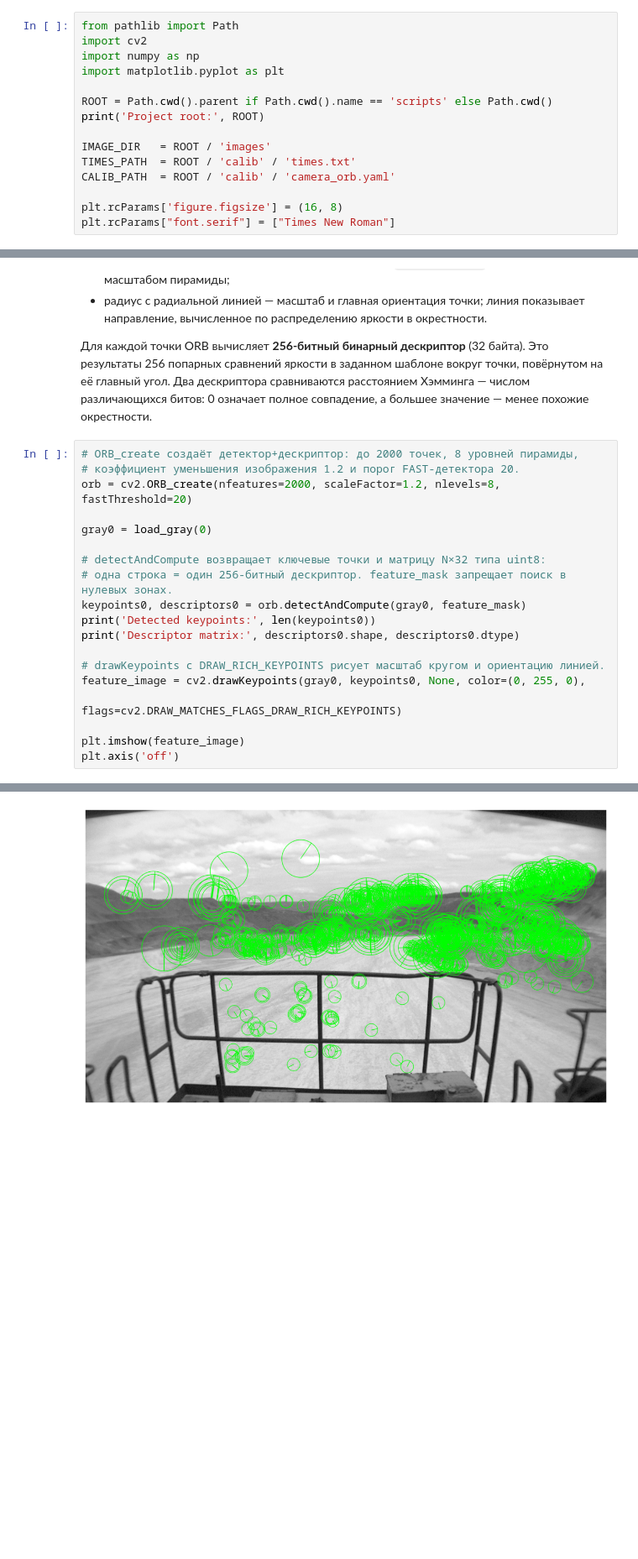
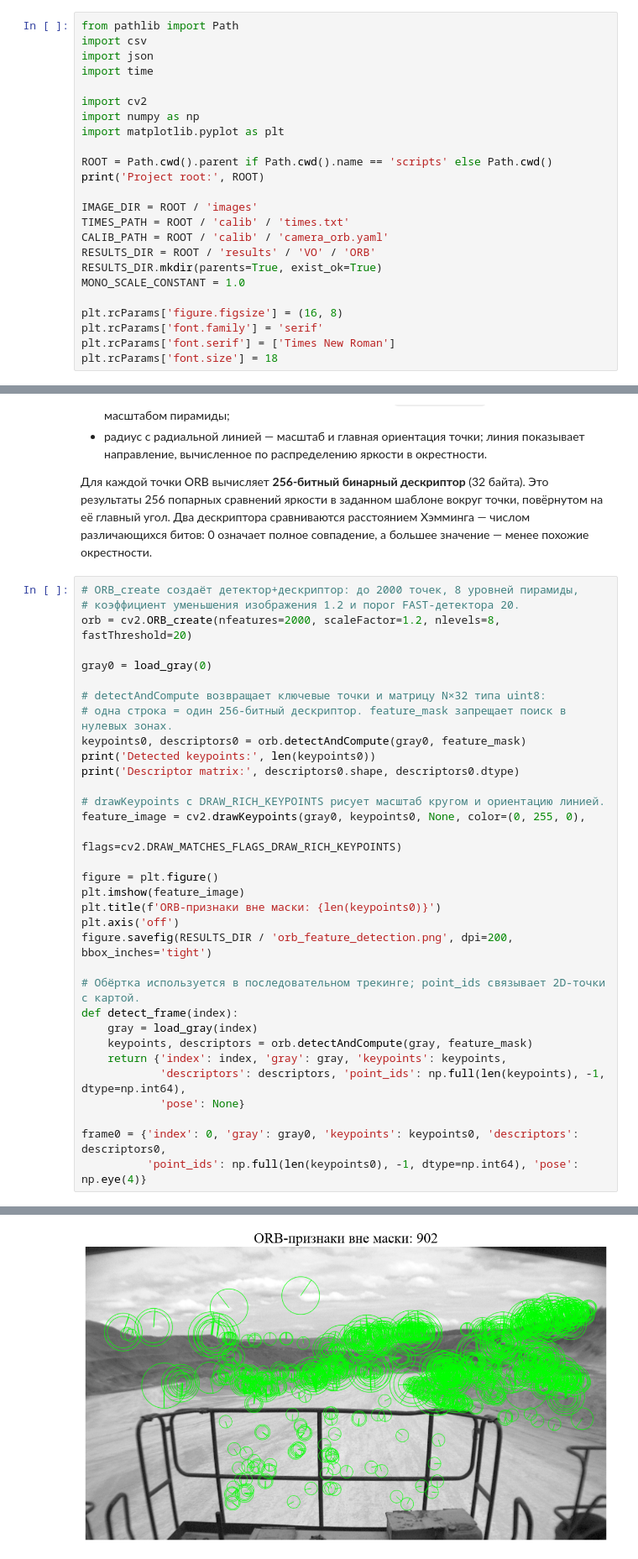
Before and after one commit to RiXenGC/VO-test-KAMAZ, a Jupyter notebook: scripts/VO_ORB.ipynb, the cells around one changed output, grey strips where cells are left out. Shown at 84% size. Drawn from its saved outputs; the diff is of its cells as text; blank space fills up the shorter version.

```diff
--- a/scripts/VO_ORB.ipynb
+++ b/scripts/VO_ORB.ipynb
@@ -5,5 +3,9 @@
 # %%
 from pathlib import Path
+import csv
+import json
+import time
+
 import cv2
 import numpy as np
 import matplotlib.pyplot as plt
@@ -11,12 +13,17 @@ import matplotlib.pyplot as plt
 ROOT = Path.cwd().parent if Path.cwd().name == 'scripts' else Path.cwd()
 print('Project root:', ROOT)
 
-IMAGE_DIR   = ROOT / 'images'
-TIMES_PATH  = ROOT / 'calib' / 'times.txt'
-CALIB_PATH  = ROOT / 'calib' / 'camera_orb.yaml'
+IMAGE_DIR = ROOT / 'images'
+TIMES_PATH = ROOT / 'calib' / 'times.txt'
+CALIB_PATH = ROOT / 'calib' / 'camera_orb.yaml'
+RESULTS_DIR = ROOT / 'results' / 'VO' / 'ORB'
+RESULTS_DIR.mkdir(parents=True, exist_ok=True)
+MONO_SCALE_CONSTANT = 1.0
 
 plt.rcParams['figure.figsize'] = (16, 8)
-plt.rcParams["font.serif"] = ["Times New Roman"]
+plt.rcParams['font.family'] = 'serif'
+plt.rcParams['font.serif'] = ['Times New Roman']
+plt.rcParams['font.size'] = 18
 # %% [output]
 Project root: /home/sadovetsrv/dev_KAMAZ/big_dataset
 # %% [markdown]
@@ -184,6 +192,20 @@ print('Descriptor matrix:', descriptors0.shape, descriptors0.dtype)
 feature_image = cv2.drawKeypoints(gray0, keypoints0, None, color=(0, 255, 0),
                                   flags=cv2.DRAW_MATCHES_FLAGS_DRAW_RICH_KEYPOINTS)
 
+figure = plt.figure()
 plt.imshow(feature_image)
+plt.title(f'ORB-признаки вне маски: {len(keypoints0)}')
 plt.axis('off')
+figure.savefig(RESULTS_DIR / 'orb_feature_detection.png', dpi=200, bbox_inches='tight')
+
+# Обёртка используется в последовательном трекинге; point_ids связывает 2D-точки с картой.
+def detect_frame(index):
+    gray = load_gray(index)
+    keypoints, descriptors = orb.detectAndCompute(gray, feature_mask)
+    return {'index': index, 'gray': gray, 'keypoints': keypoints,
+            'descriptors': descriptors, 'point_ids': np.full(len(keypoints), -1, dtype=np.int64),
+            'pose': None}
+
+frame0 = {'index': 0, 'gray': gray0, 'keypoints': keypoints0, 'descriptors': descriptors0,
+          'point_ids': np.full(len(keypoints0), -1, dtype=np.int64), 'pose': np.eye(4)}
 # %% [output]
@@ -193,4 +214,4 @@ Descriptor matrix: (864, 32) uint8
-[figure, old version]
+[figure, new version]
 # %% [markdown]
 ## 2. Feature Tracking
 
```
Also changed, not shown: parts of 19 cells of this notebook, 1 other file.
